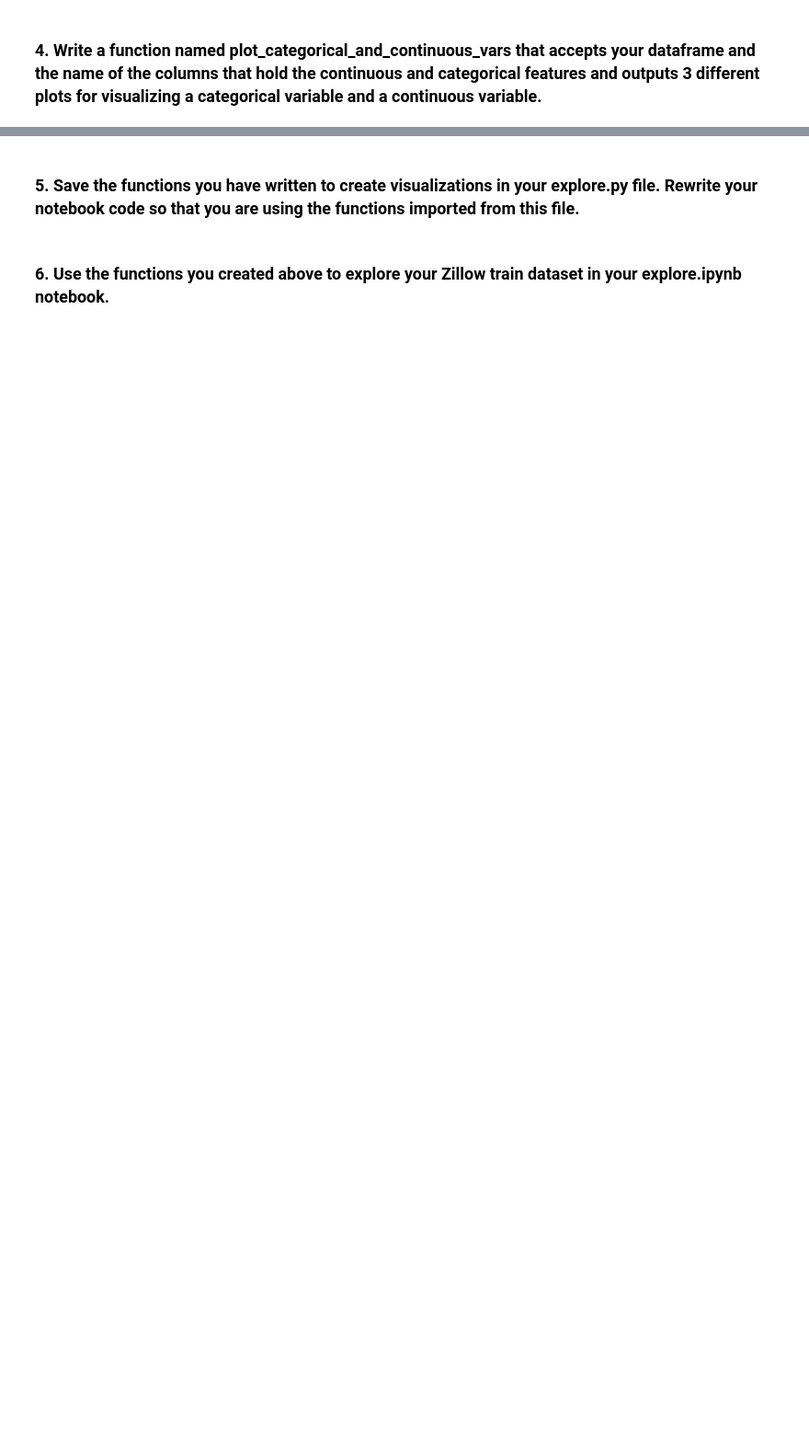
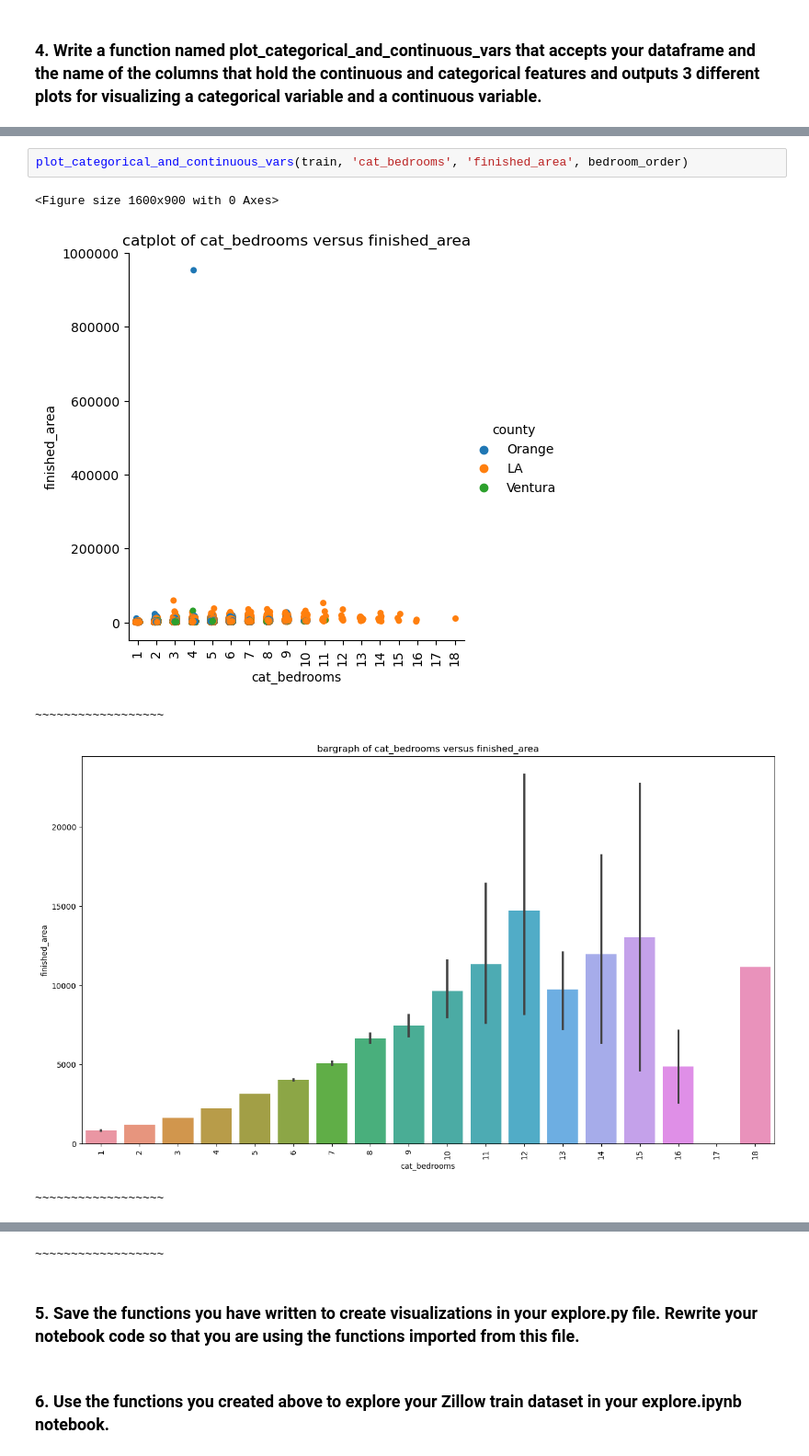
Before and after one commit to Joshua-Click/regression-exercises, a Jupyter notebook: explore.ipynb, the cells around one changed output, grey strips where cells are left out. Shown at 92% size. Drawn from its saved outputs; the diff is of its cells as text; blank space fills up the shorter version.

```diff
--- a/explore.ipynb
+++ b/explore.ipynb
@@ -87,0 +173,8 @@ def plot_categorical_and_continuous_vars():
+# %%
+plot_categorical_and_continuous_vars(train, 'cat_bedrooms', 'finished_area', bedroom_order)
+# %% [output]
+<Figure size 1600x900 with 0 Axes>
+[figure, added]
+~~~~~~~~~~~~~~~~~~
+[figure, added]
+~~~~~~~~~~~~~~~~~~
@@ -88,3 +182,4 @@ def plot_categorical_and_continuous_vars():
+~~~~~~~~~~~~~~~~~~
 # %% [markdown]
 ### 5. Save the functions you have written to create visualizations in your explore.py file. Rewrite your notebook code so that you are using the functions imported from this file.
 # %% [markdown]
```
Also changed, not shown: parts of 20 cells of this notebook, 1 other file.
